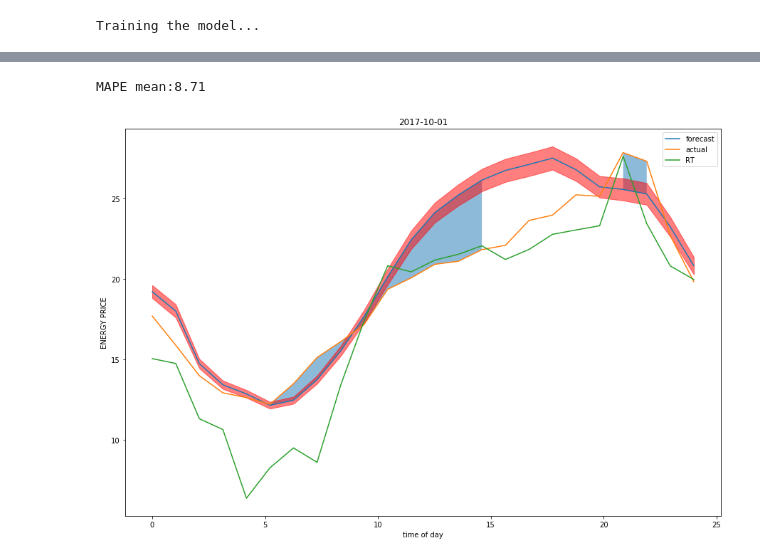
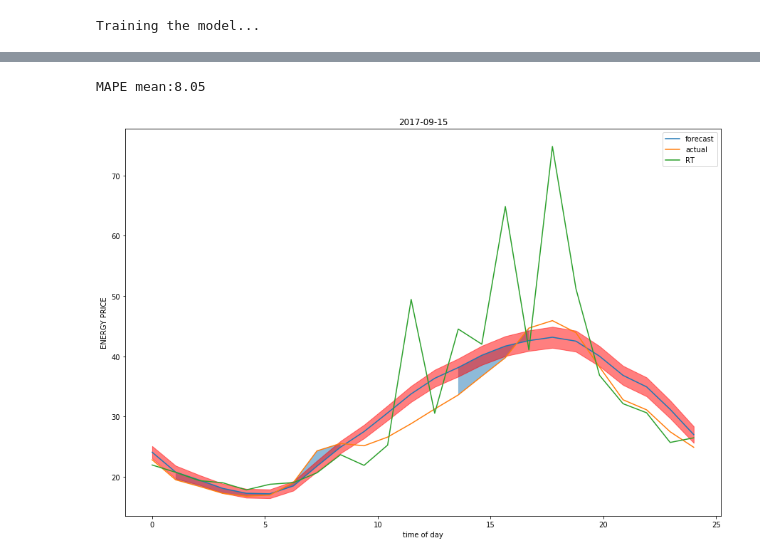
Before and after one commit to dasoto/rnn-timeseries, a Jupyter notebook: src/MLP-MIMO-2.ipynb, the cells around one changed output, grey strips where cells are left out. Saved outputs shown, nothing was run; the diff lists cells and outputs as text; code cells hidden in the pictures.

```diff
--- a/src/MLP-MIMO-2.ipynb
+++ b/src/MLP-MIMO-2.ipynb
@@ -333,6 +338,6 @@ MAPE mean:8.60
 # %%
 MAPEs=[]
-day ='2017-10-01'
+day ='2017-09-15'
 results, rmse = predict_day(day,model,lookback)
 plt.figure(figsize = (15,10))
 #results.DAENERGY.plot()
@@ -344,35 +349,35 @@ y_rt = list_scalers['RTENERGY'].inverse_transform(results.RTENERGY.values.reshap
 y_true =y_true.reshape(24)
 y_pred = y_pred.reshape(24)
 y_rt = y_rt.reshape(24)
 mask = ((y_rt > y_true) & (y_pred > y_true)) | ((y_rt < y_true) & (y_pred < y_true))
 
 
 
 ci = get_ci(day,model)
 y_ci_u = list_scalers['DAENERGY'].inverse_transform(ci.forecast_high.values.reshape(-1,1)).reshape(24)
 y_ci_l = list_scalers['DAENERGY'].inverse_transform(ci.forecast_low.values.reshape(-1,1)).reshape(24)
 
 X  = np.linspace(0,24,24)
 plt.plot(X,y_pred, label='forecast')
 plt.plot(X,y_true, label = 'actual')
 plt.plot(X,y_rt, label = 'RT')
 #plt.plot(X,y_ci_u, '.',label = 'upper_level')
 #plt.plot(X,y_ci_l, '.',label = 'lower_level')
 plt.xlabel('time of day')
 plt.ylabel('ENERGY PRICE')
 plt.legend()
 plt.title(day)
 plt.fill_between(X,y_pred, y_true, where=mask, alpha = 0.5)
 plt.fill_between(X,y_ci_u, y_ci_l, color = 'red',alpha = 0.5)
 
 
 
 MAPEs.append(MAPE(y_true, y_pred))
 
 print('MAPE mean:{:.2f}'.format(np.array(MAPEs).mean()))
 # %% [output]
-MAPE mean:8.71
+MAPE mean:8.05
-[figure, old version]
+[figure, new version]
 # %%
 def get_ci(date_predict,model):
     date_p = datetime.datetime.strptime(date_predict, "%Y-%m-%d").date()
```
Also changed, not shown: parts of 6 cells of this notebook, 1 other file.
